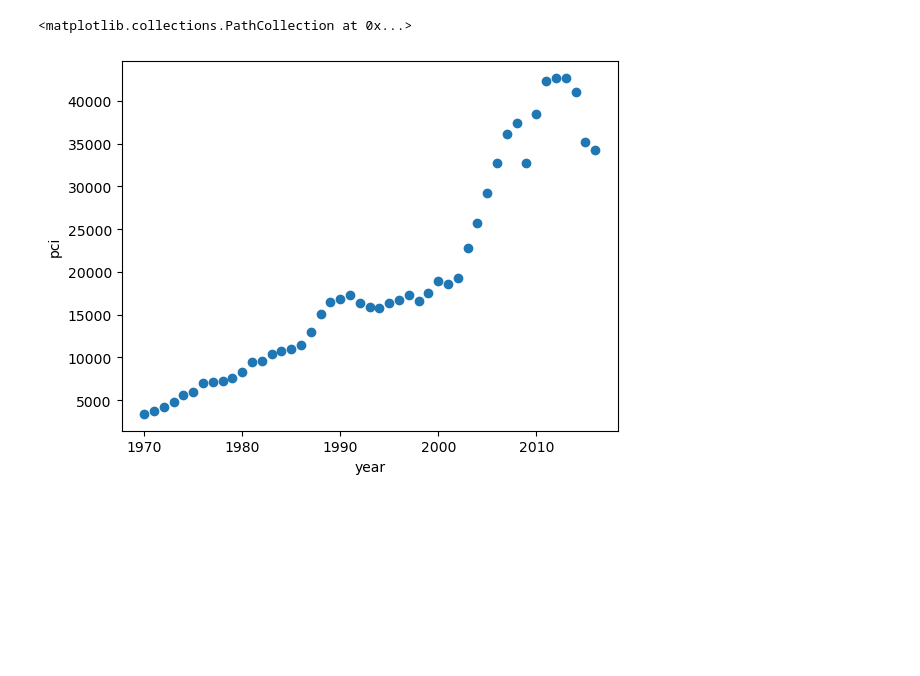
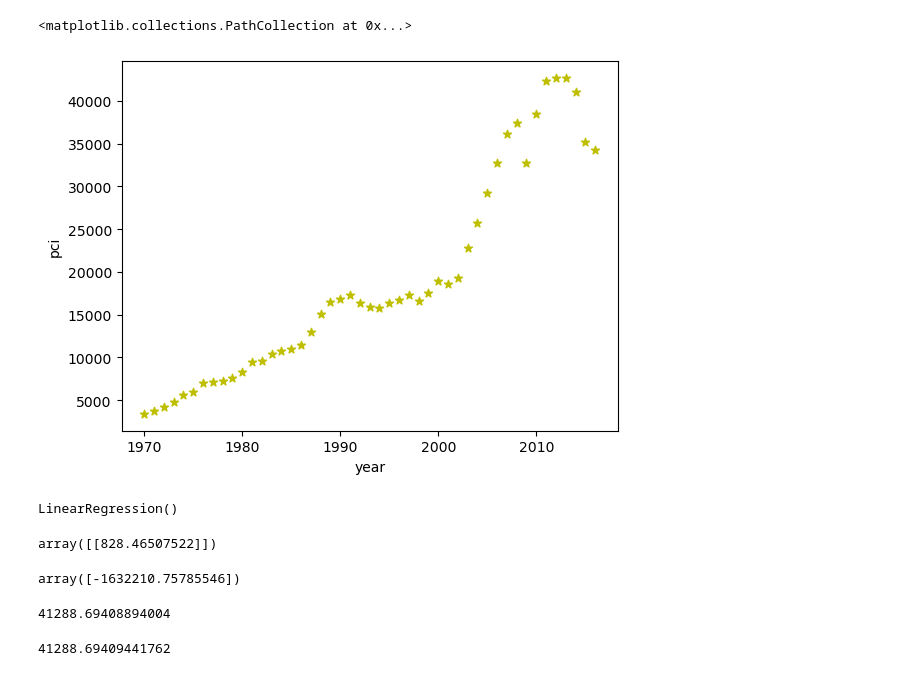
Before and after one commit to rolansy/jupythe, a Jupyter notebook: MoLLy/Canada pci prediction.ipynb, the cells around one changed output. Drawn from its saved outputs; the diff is of its cells as text; code cells hidden in the pictures; blank space fills up the shorter version.

```diff
--- a/MoLLy/Canada pci prediction.ipynb
+++ b/MoLLy/Canada pci prediction.ipynb
@@ -28,7 +28,7 @@ df
 # %%
 plt.xlabel('year')
 plt.ylabel('pci')
-plt.scatter(df['year'],df['per capita income (US$)'])
+plt.scatter(df.year,df.pci,marker='*',color='y')
 # %% [output]
 <matplotlib.collections.PathCollection at 0x...>
-[figure, old version]
+[figure, new version]
@@ -34,0 +37,20 @@ plt.scatter(df['year'],df['per capita income (US$)'])
+# %%
+reg.fit(df[['year']],df[['pci']])
+# %% [output]
+LinearRegression()
+# %%
+reg.coef_
+# %% [output]
+array([[828.46507522]])
+# %%
+reg.intercept_
+# %% [output]
+array([-1632210.75785546])
+# %%
+828.46507522*2020-1632210.75785546
+# %% [output]
+41288.69408894004
+# %%
+reg.predict([[2020]])[0][0]
+# %% [output]
+41288.69409441762
```
Also changed, not shown: parts of 4 cells of this notebook, 1 other file.
